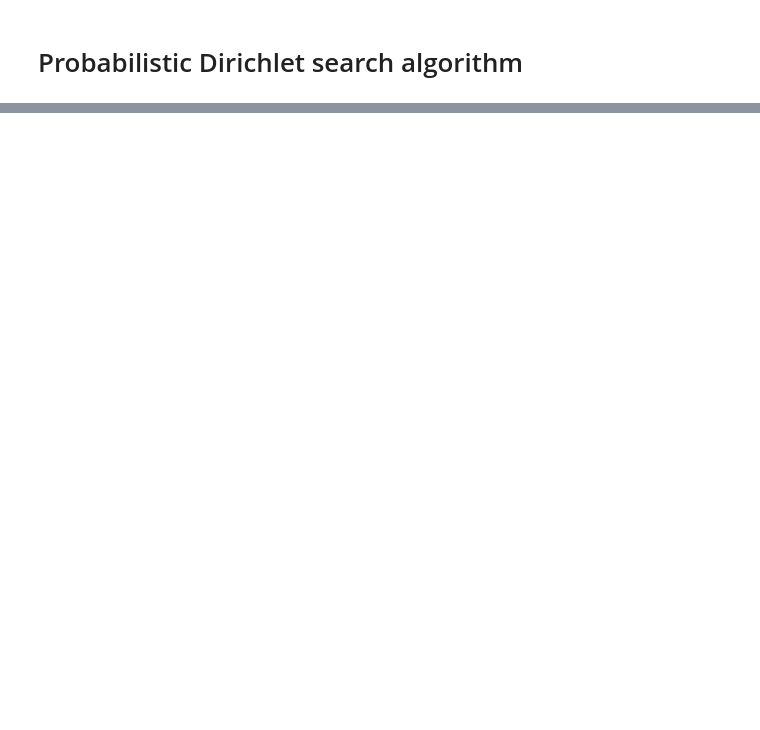
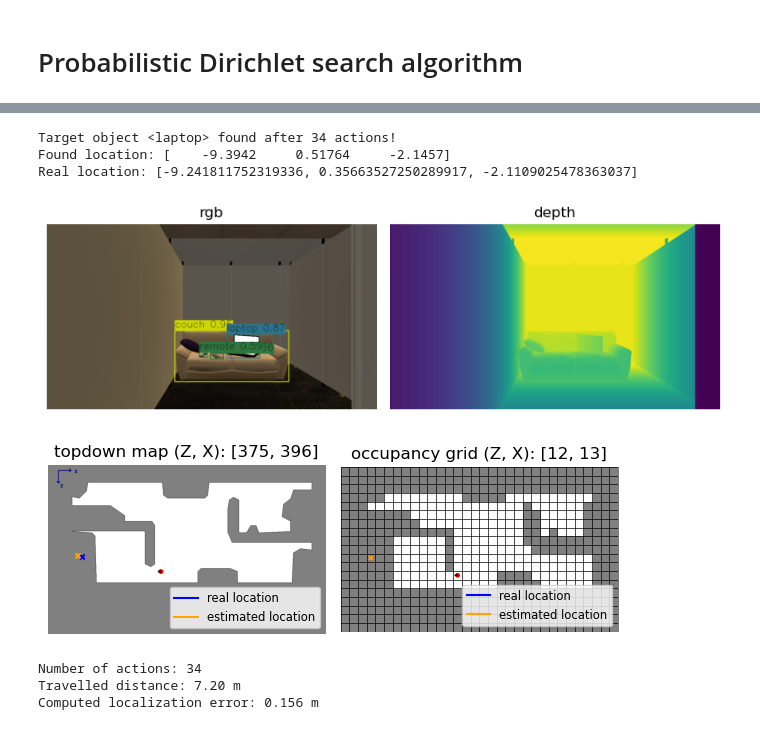
Before and after one commit to joaocb2002/ObjectNav-Msc, a Jupyter notebook: main-dirichlet.ipynb, the cells around one changed output, grey strips where cells are left out. Saved outputs shown, nothing was run; the diff lists cells and outputs as text; code cells hidden in the pictures; blank space fills up the shorter version.

```diff
--- a/main-dirichlet.ipynb
+++ b/main-dirichlet.ipynb
@@ -280,7 +288,8 @@ while (num_clusters <= num_free_cells) and (num_actions < MAX_ITER) and (not tar
                     depth_value = depth[center_y, center_x]
 
                     # Project to real world, grid and map coords
-                    object_position = simtools.compute_real_world_position(world_position, agent_quart, depth_value, center_x, center_y, intrinsics)
+                    camera_world_position = simtools.get_camera_pos_from_agent_pos(world_position, AGENT_HEIGHT)
+                    object_position = simtools.compute_real_world_position_from_pixel(camera_world_position, agent_quart, depth_value, center_x, center_y, intrinsics)
                     object_map_position, object_grid_position = simtools.get_2d_coords(object_position, topdown_resolution, grid_resolution, sim.pathfinder)
 
                     # Check if projected cell is outside free grid cells
@@ -309,7 +318,7 @@ while (num_clusters <= num_free_cells) and (num_actions < MAX_ITER) and (not tar
             action = simtools.compute_relative_move_action(grid_position, path[0], agent_yaw)
             grid_position, agent_yaw = simtools.perform_action(action, grid_position, agent_yaw)
             idx = grid_free_cells.index(grid_position)
-            map_position, world_position = map_free_cells[idx], world_free_positions[idx]
+            map_position, world_position = map_free_cells[idx], world_free_coords[idx]
             agent_positions = (map_position, grid_position)
             agent_state.position = world_position
             agent.set_state(agent_state)
@@ -339,7 +348,8 @@ while (num_clusters <= num_free_cells) and (num_actions < MAX_ITER) and (not tar
                 depth_value = depth[center_y, center_x]
 
                 # Project to real world, grid and map coords
-                object_position = simtools.compute_real_world_position(world_position, agent_quart, depth_value, center_x, center_y, intrinsics)
+                camera_world_position = simtools.get_camera_pos_from_agent_pos(world_position, AGENT_HEIGHT)
+                object_position = simtools.compute_real_world_position_from_pixel(camera_world_position, agent_quart, depth_value, center_x, center_y, intrinsics)
                 object_map_position, object_grid_position = simtools.get_2d_coords(object_position, topdown_resolution, grid_resolution, sim.pathfinder)
 
                 # Check if projected cell is outside free grid cells
@@ -398,7 +408,8 @@ while (num_clusters <= num_free_cells) and (num_actions < MAX_ITER) and (not tar
                 depth_value = depth[center_y, center_x]
 
                 # Project to real world, grid and map coords
-                object_position = simtools.compute_real_world_position(world_position, agent_quart, depth_value, center_x, center_y, intrinsics)
+                camera_world_position = simtools.get_camera_pos_from_agent_pos(world_position, AGENT_HEIGHT)
+                object_position = simtools.compute_real_world_position_from_pixel(camera_world_position, agent_quart, depth_value, center_x, center_y, intrinsics)
                 object_map_position, object_grid_position = simtools.get_2d_coords(object_position, topdown_resolution, grid_resolution, sim.pathfinder)
 
                 # Check if projected cell is outside free grid cells
@@ -432,31 +454,40 @@ while (num_clusters <= num_free_cells) and (num_actions < MAX_ITER) and (not tar
 # Target found or not
 if target_found:
     # Real world position
     center_x, center_y = simtools.get_box_center(target_bbox)
     depth_value = depth[center_y, center_x]
-    target_object_position = simtools.compute_real_world_position(agent_state.position, agent_state.rotation, depth_value, center_x, center_y, intrinsics)
+    target_object_position = simtools.compute_real_world_position_from_pixel(agent_state.position, agent_state.rotation, depth_value, center_x, center_y, intrinsics)
 
     # Closeness to the target location
     closeness = simtools.compute_closeness(target_object_position, REAL_TARGET_LOCATION)
 
     # Convert to 2D coordinates
     target_map_position, target_grid_position = simtools.get_2d_coords(target_object_position, topdown_resolution, grid_resolution, sim.pathfinder)
     target_real_map_position, target_real_grid_position = simtools.get_2d_coords(REAL_TARGET_LOCATION, topdown_resolution, grid_resolution, sim.pathfinder)
     target_2d_coords = (target_map_position, target_grid_position)
     target_real_2d_coords = (target_real_map_position, target_real_grid_position)
     target_coords = (target_real_2d_coords, target_2d_coords)
 
     # Show info
     print(f"\nTarget object <{TARGET_OBJECT}> found after {num_actions} actions!")
     print(f"Found location: {target_object_position}")
     print(f"Real location: {REAL_TARGET_LOCATION}")
     simtools.display_sim_observations(rgb, depth)
     simtools.display_topdown_maps_with_target(topdown_map, grid_map, agent_positions, agent_radius, agent_yaw, target_coords)
 else:
     print(f"\nTarget object <{TARGET_OBJECT}> not found after {MAX_ITER} actions!")
     print(f"Real location: {REAL_TARGET_LOCATION}")
 
 # Display simulation metrics
 print(f"Number of actions: {num_actions}")
 print(f"Travelled distance: {travelled_distance:.2f} m")
 print(f"Computed localization error: {closeness:.3f} m")
+# %% [output]
+Target object <laptop> found after 34 actions!
+Found location: [    -9.3942     0.51764     -2.1457]
+Real location: [-9.241811752319336, 0.35663527250289917, -2.1109025478363037]
+[figure, added]
+[figure, added]
+Number of actions: 34
+Travelled distance: 7.20 m
+Computed localization error: 0.156 m
```
Also changed, not shown: parts of 6 cells of this notebook, 2 other files.
